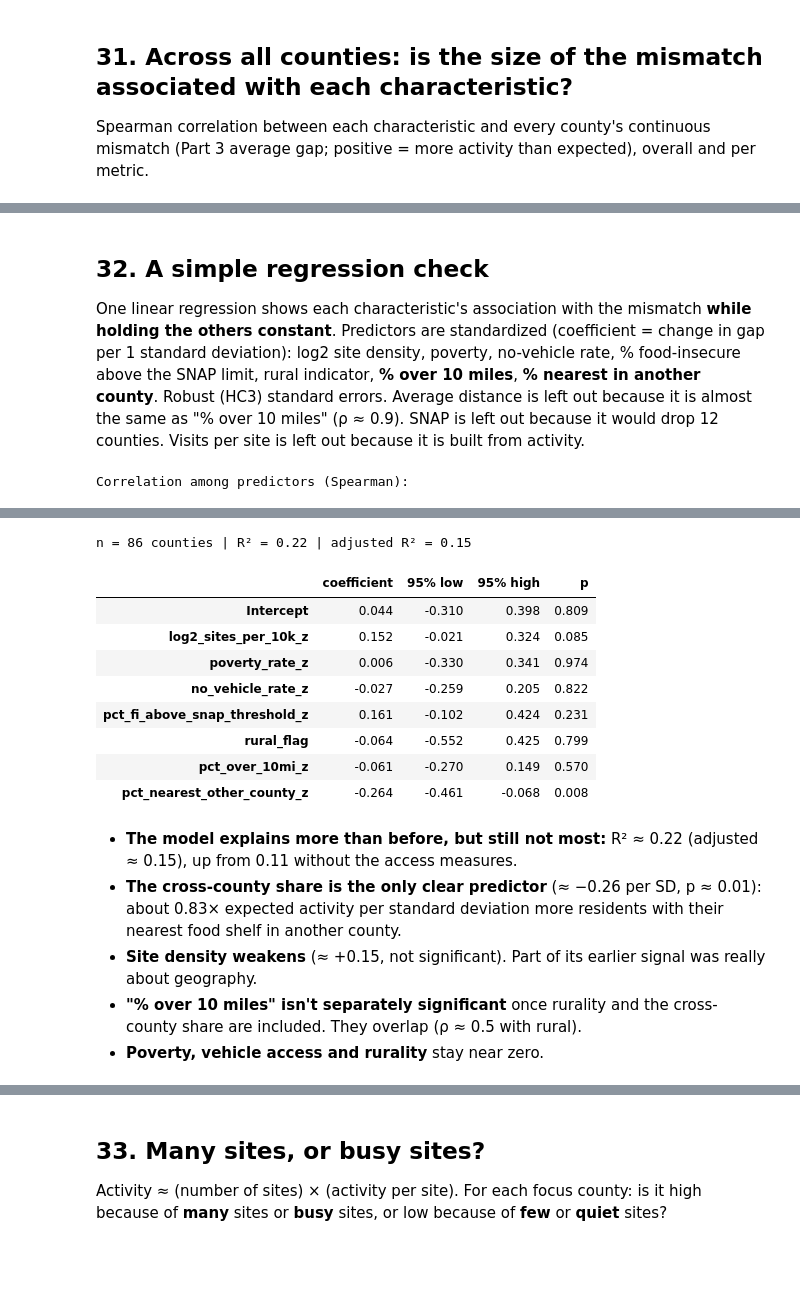
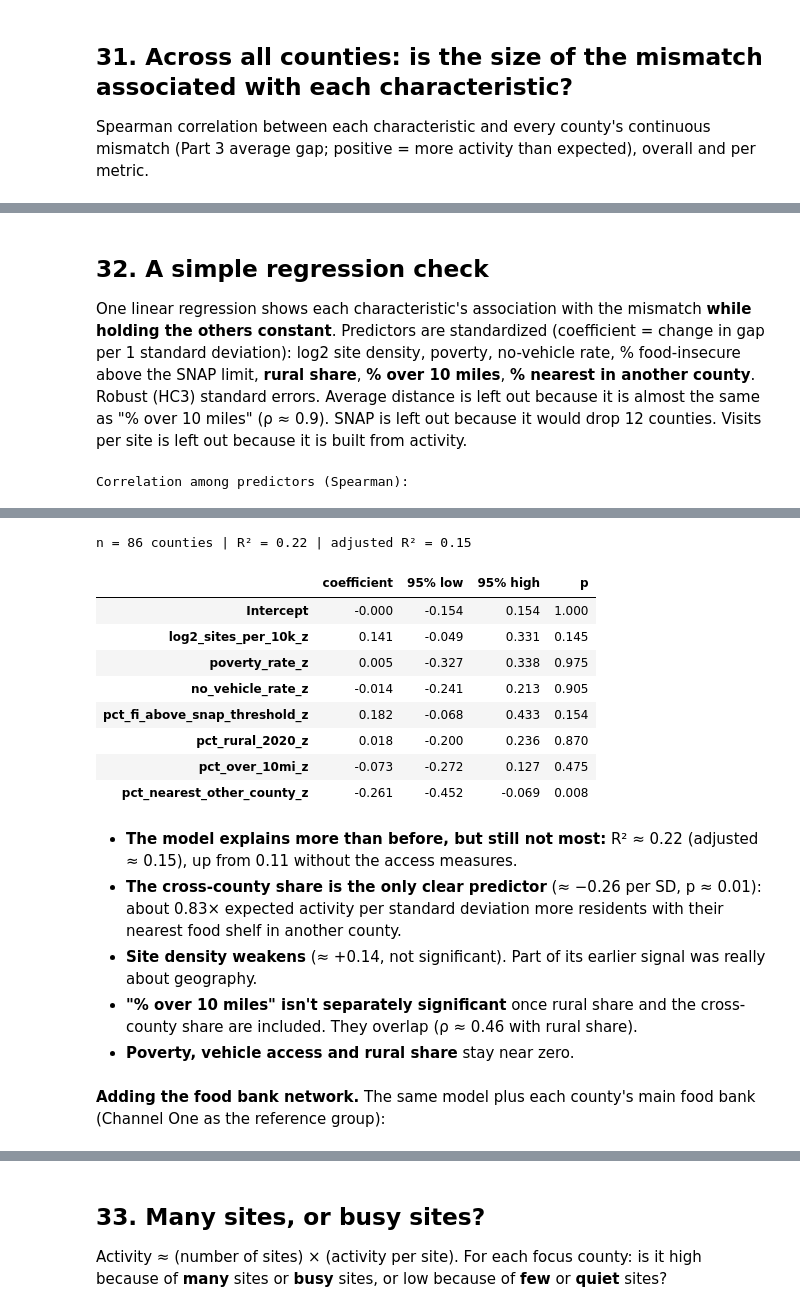
Before and after one commit to MukhHz/MINNEMUDAC_2026, a Jupyter notebook: notebooks/q1_need_vs_foodshelf_activity.ipynb, the cells around one changed output, grey strips where cells are left out. Cells and saved outputs as stored; diff of their text form; code cells hidden in the pictures; blank space fills up the shorter version.

```diff
--- a/notebooks/q1_need_vs_foodshelf_activity.ipynb
+++ b/notebooks/q1_need_vs_foodshelf_activity.ipynb
@@ -1715,0 +1721,30 @@ Wilkin (no food shelf in the data): [{'mean_dist_mi': 19.4, 'pct_over_10mi': 90.
+# %%
+# Commuting: Census ACS 2016-2020 residence-county -> workplace-county flows
+COMMUTE_URL = "https://www2.census.gov/programs-surveys/demo/tables/metro-micro/2020/commuting-flows-2020/table1.xlsx"
+commute_file = LOCAL / "commuting_flows_2016_2020_table1.xlsx"
+if not commute_file.exists():
+    commute_file.write_bytes(requests.get(COMMUTE_URL, timeout=120).content)
+flows = pd.read_excel(commute_file, header=None, skiprows=8, dtype=str).iloc[:, [0, 1, 4, 5, 8]]
+flows.columns = ["res_state", "res_county", "work_state", "work_county", "workers"]
+flows = flows.dropna(subset=["res_county", "work_county"])
+flows["workers"] = pd.to_numeric(flows["workers"], errors="coerce")
+flows["res_fips"] = flows["res_state"] + flows["res_county"]
+flows["work_fips"] = flows["work_state"].str.zfill(3).str[-2:] + flows["work_county"]   # workplace state is stored with 3 digits
+
+mn_flows = flows[flows["res_state"] == "27"]
+resident_workers = mn_flows.groupby("res_fips")["workers"].sum()
+work_own_county = mn_flows[mn_flows["res_fips"] == mn_flows["work_fips"]].groupby("res_fips")["workers"].sum()
+jobs_in_county = flows[flows["work_fips"].str.startswith("27")].groupby("work_fips")["workers"].sum()
+commute = pd.DataFrame({"pct_work_outside_county": (1 - work_own_county / resident_workers) * 100,
+                        "jobs_per_resident_worker": jobs_in_county / resident_workers}).rename_axis("fips").reset_index()
+print(f"Minnesota counties: {len(commute)} | resident workers: {resident_workers.sum():,.0f} "
+      f"| median % working in another county: {commute['pct_work_outside_county'].median():.0f}%")
+
+NETWORK_COLS = ["main_food_bank", "main_fb_share", "pct_visits_supershelf", "pct_work_outside_county", "jobs_per_resident_worker"]
+prof = (prof.drop(columns=NETWORK_COLS, errors="ignore")
+            .merge(network, on="fips", how="left", validate="one_to_one")
+            .merge(commute, on="fips", how="left", validate="one_to_one"))
+chars = (chars.drop(columns=NETWORK_COLS, errors="ignore")
+              .merge(network, on="fips", how="left", validate="one_to_one")
+              .merge(commute, on="fips", how="left", validate="one_to_one"))
+print("Missing values in the profile table:", prof[NETWORK_COLS].isna().sum().to_dict())
@@ -1929,23 +1998,22 @@ plt.show()
 # %% [markdown]
 ## 32. A simple regression check
 
-One linear regression shows each characteristic's association with the mismatch **while holding the others constant**. Predictors are standardized (coefficient = change in gap per 1 standard deviation): log2 site density, poverty, no-vehicle rate, % food-insecure above the SNAP limit, rural indicator, **% over 10 miles**, **% nearest in another county**. Robust (HC3) standard errors. Average distance is left out because it is almost the same as "% over 10 miles" (ρ ≈ 0.9). SNAP is left out because it would drop 12 counties. Visits per site is left out because it is built from activity.
+One linear regression shows each characteristic's association with the mismatch **while holding the others constant**. Predictors are standardized (coefficient = change in gap per 1 standard deviation): log2 site density, poverty, no-vehicle rate, % food-insecure above the SNAP limit, **rural share**, **% over 10 miles**, **% nearest in another county**. Robust (HC3) standard errors. Average distance is left out because it is almost the same as "% over 10 miles" (ρ ≈ 0.9). SNAP is left out because it would drop 12 counties. Visits per site is left out because it is built from activity.
 # %%
 import statsmodels.formula.api as smf
 
 reg = prof.copy()
 reg["log2_sites_per_10k"] = np.log2(reg["sites_per_10k"])
-reg["rural_flag"] = reg["rural"].astype(int)
 preds = ["log2_sites_per_10k", "poverty_rate", "no_vehicle_rate", "pct_fi_above_snap_threshold",
-         "pct_over_10mi", "pct_nearest_other_county"]
+         "pct_over_10mi", "pct_nearest_other_county", "pct_rural_2020"]
 for v in preds:
     reg[f"{v}_z"] = (reg[v] - reg[v].mean()) / reg[v].std()
 
 print("Correlation among predictors (Spearman):")
-display(reg[preds + ["rural_flag"]].corr(method="spearman").round(2))
+display(reg[preds].corr(method="spearman").round(2))
 
 model = smf.ols("mean_gap_all ~ log2_sites_per_10k_z + poverty_rate_z + no_vehicle_rate_z"
-                " + pct_fi_above_snap_threshold_z + rural_flag + pct_over_10mi_z + pct_nearest_other_county_z", data=reg).fit(cov_type="HC3")
+                " + pct_fi_above_snap_threshold_z + pct_rural_2020_z + pct_over_10mi_z + pct_nearest_other_county_z", data=reg).fit(cov_type="HC3")
 coef_tbl = pd.DataFrame({"coefficient": model.params, "95% low": model.conf_int()[0],
                          "95% high": model.conf_int()[1], "p": model.pvalues}).round(3)
 print(f"n = {int(model.nobs)} counties | R² = {model.rsquared:.2f} | adjusted R² = {model.rsquared_adj:.2f}")
@@ -1963,16 +2031,18 @@ Correlation among predictors (Spearman):
 n = 86 counties | R² = 0.22 | adjusted R² = 0.15
 |  | coefficient | 95% low | 95% high | p |
-| Intercept | 0.044 | -0.310 | 0.398 | 0.809 |
-| log2_sites_per_10k_z | 0.152 | -0.021 | 0.324 | 0.085 |
-| poverty_rate_z | 0.006 | -0.330 | 0.341 | 0.974 |
-| no_vehicle_rate_z | -0.027 | -0.259 | 0.205 | 0.822 |
-| pct_fi_above_snap_threshold_z | 0.161 | -0.102 | 0.424 | 0.231 |
-| rural_flag | -0.064 | -0.552 | 0.425 | 0.799 |
-| pct_over_10mi_z | -0.061 | -0.270 | 0.149 | 0.570 |
-| pct_nearest_other_county_z | -0.264 | -0.461 | -0.068 | 0.008 |
+| Intercept | -0.000 | -0.154 | 0.154 | 1.000 |
+| log2_sites_per_10k_z | 0.141 | -0.049 | 0.331 | 0.145 |
+| poverty_rate_z | 0.005 | -0.327 | 0.338 | 0.975 |
+| no_vehicle_rate_z | -0.014 | -0.241 | 0.213 | 0.905 |
+| pct_fi_above_snap_threshold_z | 0.182 | -0.068 | 0.433 | 0.154 |
+| pct_rural_2020_z | 0.018 | -0.200 | 0.236 | 0.870 |
+| pct_over_10mi_z | -0.073 | -0.272 | 0.127 | 0.475 |
+| pct_nearest_other_county_z | -0.261 | -0.452 | -0.069 | 0.008 |
 # %% [markdown]
 - **The model explains more than before, but still not most:** R² ≈ 0.22 (adjusted ≈ 0.15), up from 0.11 without the access measures.
 - **The cross-county share is the only clear predictor** (≈ −0.26 per SD, p ≈ 0.01): about 0.83× expected activity per standard deviation more residents with their nearest food shelf in another county.
-- **Site density weakens** (≈ +0.15, not significant). Part of its earlier signal was really about geography.
-- **"% over 10 miles" isn't separately significant** once rurality and the cross-county share are included. They overlap (ρ ≈ 0.5 with rural).
-- **Poverty, vehicle access and rurality** stay near zero.
+- **Site density weakens** (≈ +0.14, not significant). Part of its earlier signal was really about geography.
+- **"% over 10 miles" isn't separately significant** once rural share and the cross-county share are included. They overlap (ρ ≈ 0.46 with rural share).
+- **Poverty, vehicle access and rural share** stay near zero.
+# %% [markdown]
+**Adding the food bank network.** The same model plus each county's main food bank (Channel One as the reference group):
```
Also changed, not shown: parts of 27 cells of this notebook, 3 other files.
